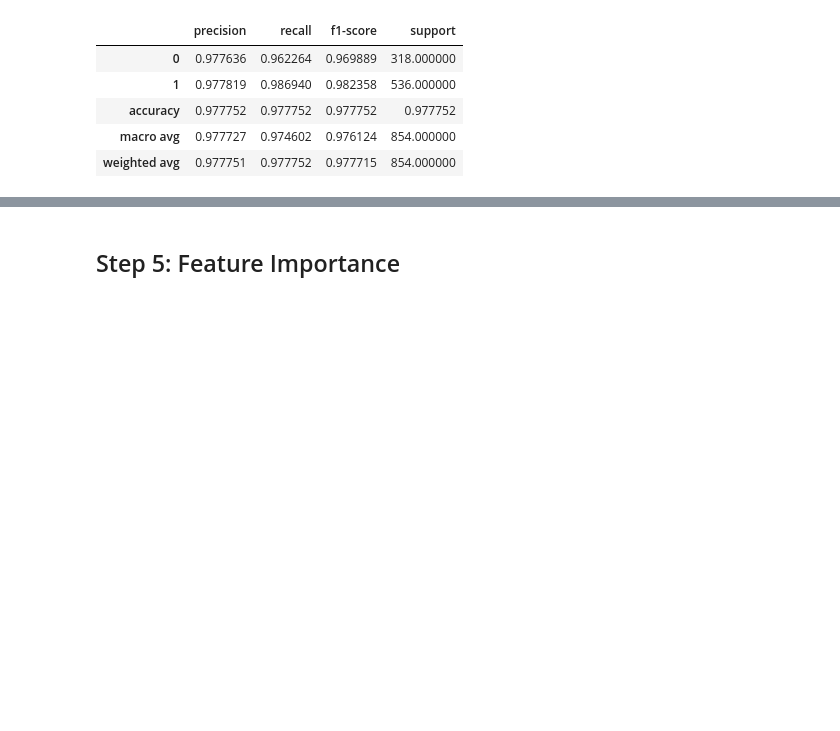
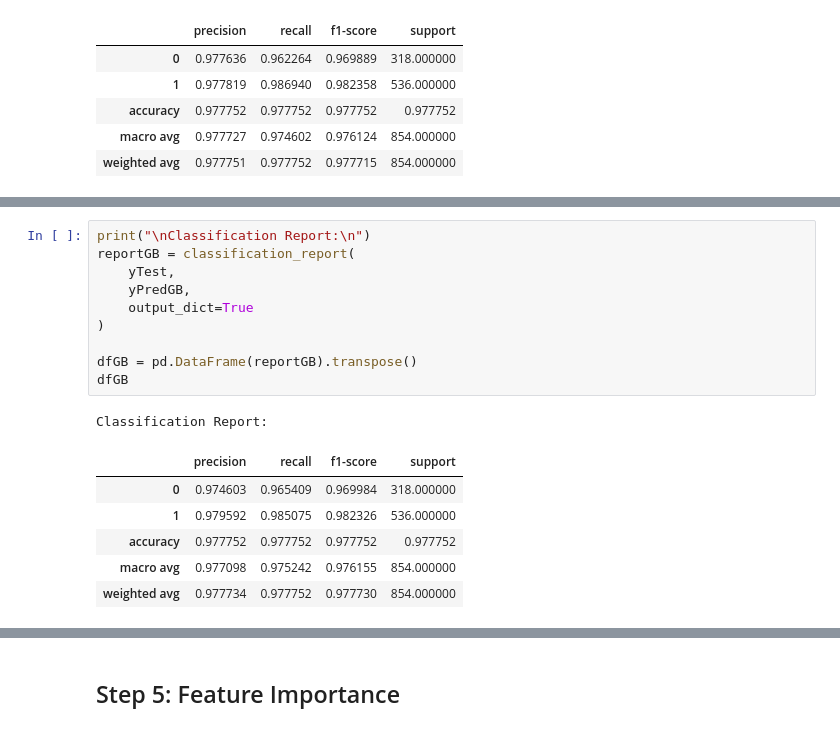
Before and after one commit to vaishnavisingla222/loan_approval_ml, a Jupyter notebook: notebooks/Loan Approval Prediction ML.ipynb, the cells around one changed output, grey strips where cells are left out. Saved outputs shown, nothing was run; the diff lists cells and outputs as text; blank space fills up the shorter version.

```diff
--- a/notebooks/Loan Approval Prediction ML.ipynb
+++ b/notebooks/Loan Approval Prediction ML.ipynb
@@ -409,0 +447,18 @@ Classification Report:
+# %%
+print("\nClassification Report:\n")
+reportGB = classification_report(
+    yTest,
+    yPredGB,
+    output_dict=True
+)
+
+dfGB = pd.DataFrame(reportGB).transpose()
+dfGB
+# %% [output]
+Classification Report:
+|  | precision | recall | f1-score | support |
+| 0 | 0.974603 | 0.965409 | 0.969984 | 318.000000 |
+| 1 | 0.979592 | 0.985075 | 0.982326 | 536.000000 |
+| accuracy | 0.977752 | 0.977752 | 0.977752 | 0.977752 |
+| macro avg | 0.977098 | 0.975242 | 0.976155 | 854.000000 |
+| weighted avg | 0.977734 | 0.977752 | 0.977730 | 854.000000 |
```
Also changed, not shown: parts of 17 cells of this notebook, 1 other file.
